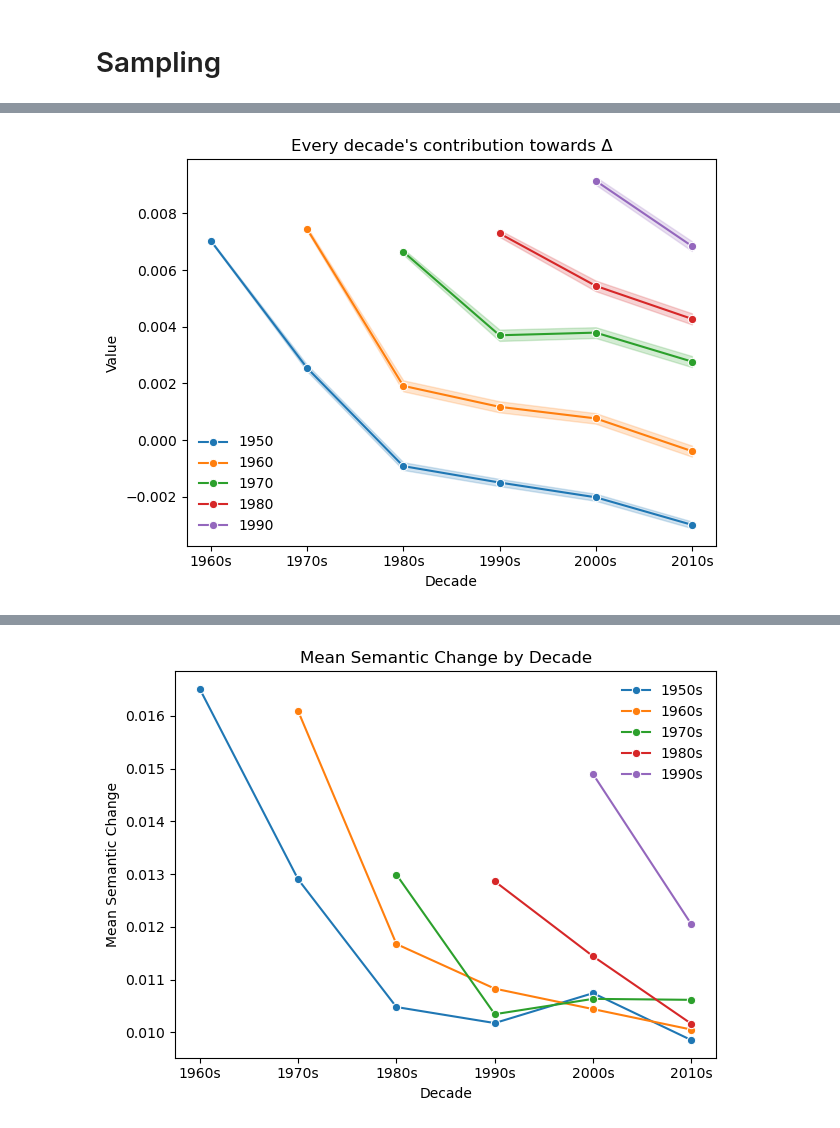
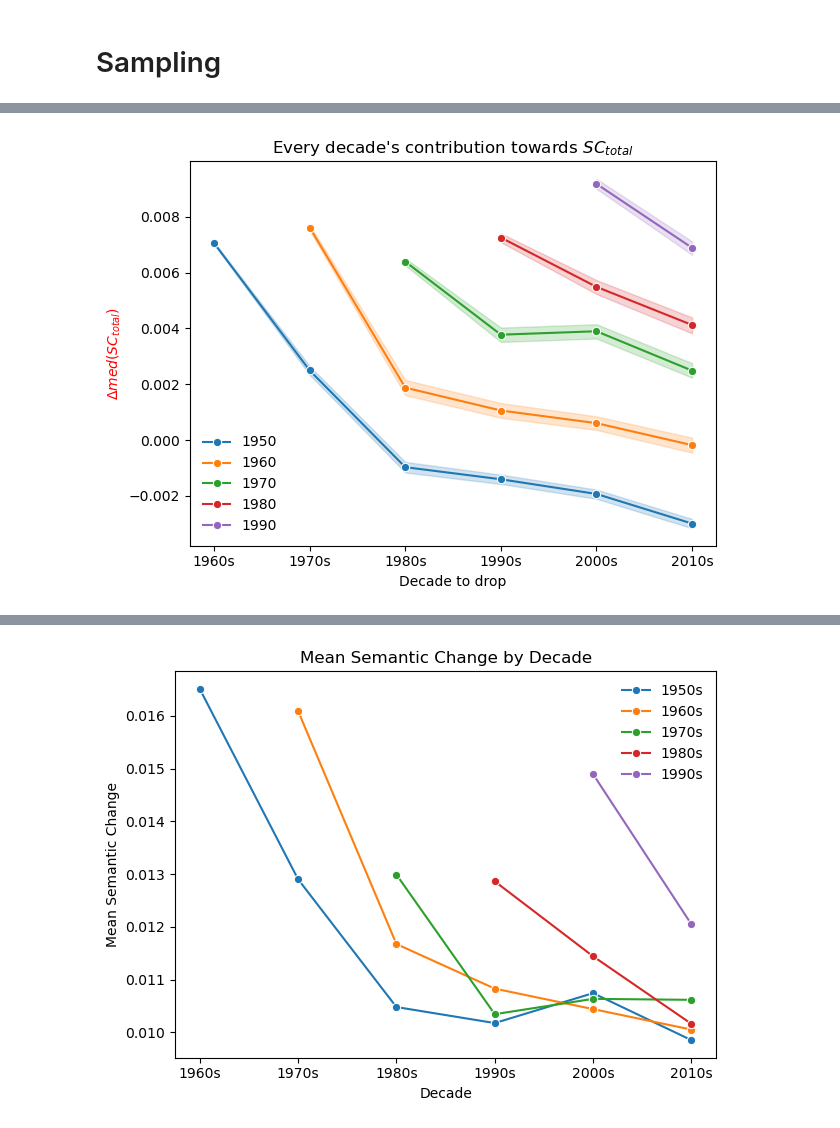
Before and after one commit to netknowledge/diachronic-p2v, a Jupyter notebook: figures/semantic_change/local_semantic_change_k_10.ipynb, the cells around one changed output, grey strips where cells are left out. Cells and saved outputs as stored; diff of their text form; code cells hidden in the pictures.

```diff
--- a/figures/semantic_change/local_semantic_change_k_10.ipynb
+++ b/figures/semantic_change/local_semantic_change_k_10.ipynb
@@ -797,28 +755,0 @@ remain columns: ['semantic_change_1960s', 'semantic_change_1970s', 'semantic_cha
-# %%
-import seaborn as sns
-
-# 创建子图
-fig, axes = plt.subplots(1, 7-start_idx, figsize=(3*(7-start_idx), 4), sharex=True, sharey=True)  # 1行5列的子图
-
-# 遍历每个数组，并在各自的子图中绘制直方图
-median_list = []
-for i, data in enumerate(all_results):
-    sns.histplot(data, kde=True, ax=axes[i])
-    median = np.median(data)
-    median_list.append(median)
-    axes[i].axvline(median, color='#FC9320', linestyle='--', label=f'Median: {median:.4f}')
-    axes[i].set_title(f'Drop {change_list[i+start_idx][-5:]}')
-
-sns.histplot(local_semantic_change_df[local_semantic_change_df.start_idx==start_idx].total_semantic_change_2010s, kde=True, ax=axes[6-start_idx])
-median_original = local_semantic_change_df[local_semantic_change_df.start_idx==start_idx].total_semantic_change_2010s.median()
-axes[6-start_idx].axvline(median_original, color='#FC9320', linestyle='--', label=f'Median: {median_original:.4f}')
-axes[6-start_idx].set_title('Ground truth')
-axes[6-start_idx].set_xlabel('')
-
-print('Number of periodicals:', len(local_semantic_change_df[local_semantic_change_df.start_idx==start_idx]))
-
-fig.supxlabel('Total semantic change till the 2010s')
-plt.tight_layout()
-for ax in axes:
-    ax.legend()
-plt.show()
@@ -936,21 +891,24 @@ all_age_group_result_df
 # %%
+plot_data = pd.DataFrame(columns=['Decade', 'Value', 'founded decade'])
 for decade in ['1960s', '1970s', '1980s', '1990s', '2000s', '2010s']:
     for idx, founded_decade in enumerate(all_age_group_result_df['founded decade']):
         if all_age_group_result_df[decade][idx] is not None:
             temp_df = pd.DataFrame({
                 'Decade': [decade] * len(all_age_group_result_df[decade][idx]),
                 'Value': all_age_group_result_df[decade][idx].flatten(),
                 'founded decade': [founded_decade] * len(all_age_group_result_df[decade][idx])
             })
         plot_data = pd.concat([plot_data, temp_df], ignore_index=True)
 
 plt.figure()
-sns.lineplot(data=plot_data, x='Decade', y='Value', hue='founded decade', errorbar=('se', 10), marker='o')
+sns.lineplot(data=plot_data, x='Decade', y='Value', hue='founded decade', errorbar='ci', marker='o')
 
-plt.title('Every decade\'s contribution towards Δ')
+plt.title('Every decade\'s contribution towards $SC_{total}$')
+plt.xlabel('Decade to drop')
+plt.ylabel('$\Delta med(SC_{total})$', color='red')
 plt.legend(frameon=False, loc='lower left')
 plt.tight_layout()
 
 plt.show()
 # %% [output]
-[figure, old version]
+[figure, new version]
```
Also changed, not shown: parts of 22 cells of this notebook, 3 other files.
